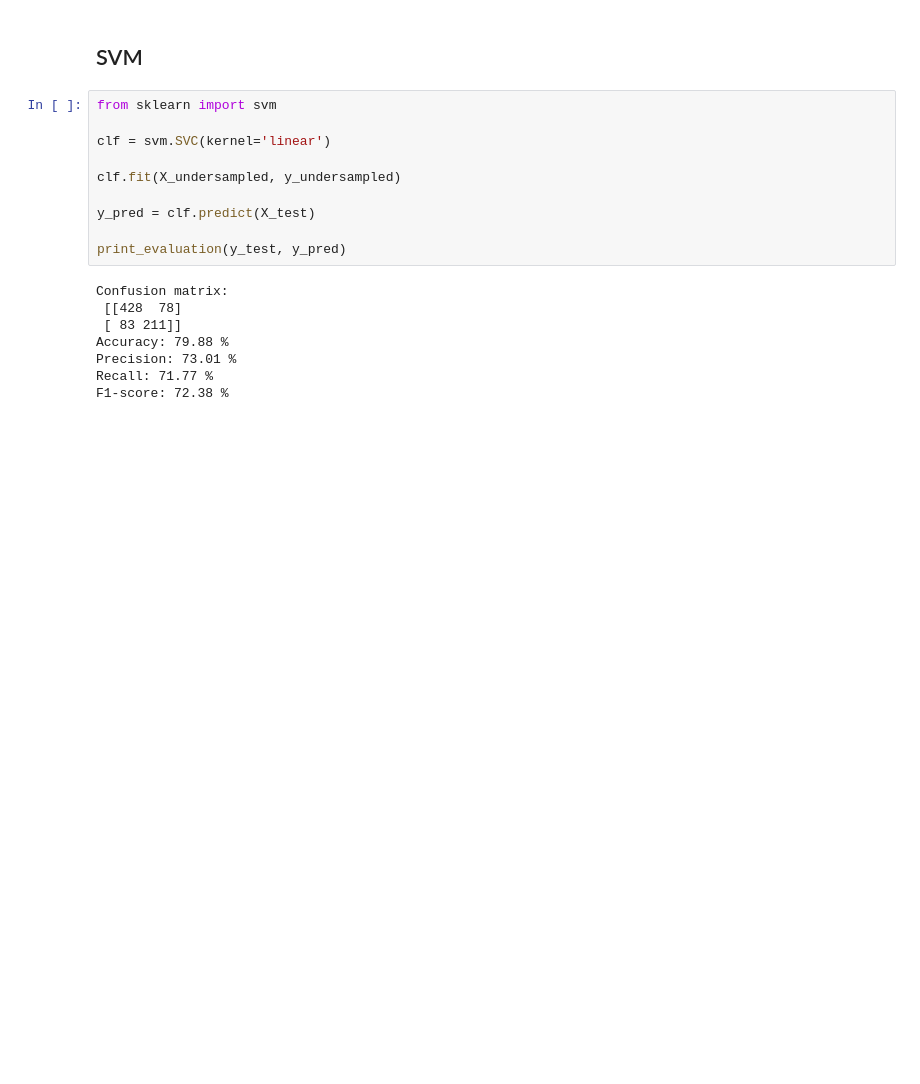
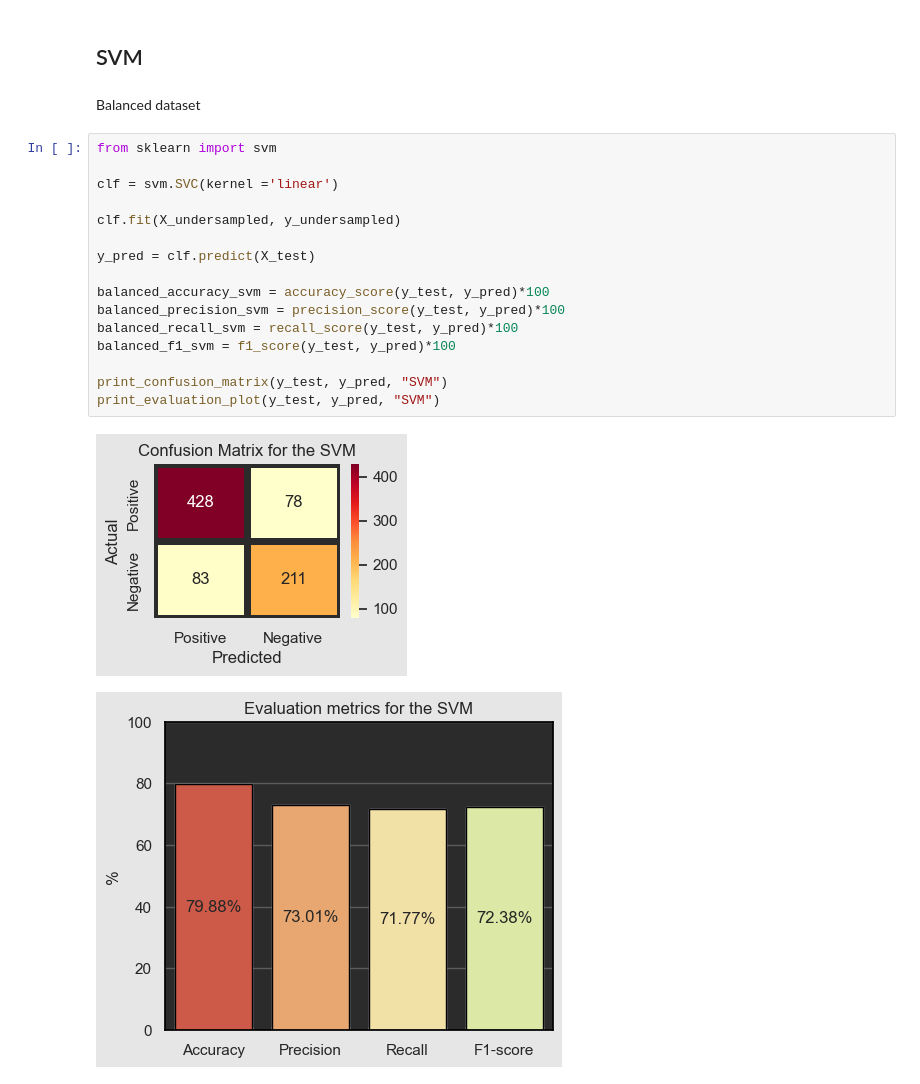
Before and after one commit to FabioRocha2227/IA-Project, a Jupyter notebook: IA-Project2/src/Sports_articles_for_objectivity_analysis.ipynb, the cells around one changed output. Drawn from its saved outputs; the diff is of its cells as text; blank space fills up the shorter version.

```diff
--- a/IA-Project2/src/Sports_articles_for_objectivity_analysis.ipynb
+++ b/IA-Project2/src/Sports_articles_for_objectivity_analysis.ipynb
@@ -349,20 +379,23 @@ F1-score: 62.37 %
 # %% [markdown]
 ## SVM
+# %% [markdown]
+Balanced dataset
 # %%
 from sklearn import svm
 
-clf = svm.SVC(kernel='linear')
+clf = svm.SVC(kernel ='linear')
 
 clf.fit(X_undersampled, y_undersampled)
 
 y_pred = clf.predict(X_test)
 
-print_evaluation(y_test, y_pred)
+balanced_accuracy_svm = accuracy_score(y_test, y_pred)*100
+balanced_precision_svm = precision_score(y_test, y_pred)*100
+balanced_recall_svm = recall_score(y_test, y_pred)*100
+balanced_f1_svm = f1_score(y_test, y_pred)*100
+
+print_confusion_matrix(y_test, y_pred, "SVM")
+print_evaluation_plot(y_test, y_pred, "SVM")
 # %% [output]
-Confusion matrix:
- [[428  78]
- [ 83 211]]
-Accuracy: 79.88 %
-Precision: 73.01 %
-Recall: 71.77 %
-F1-score: 72.38 %
+[figure, added]
+[figure, added]
```
Also changed, not shown: parts of 24 cells of this notebook.
